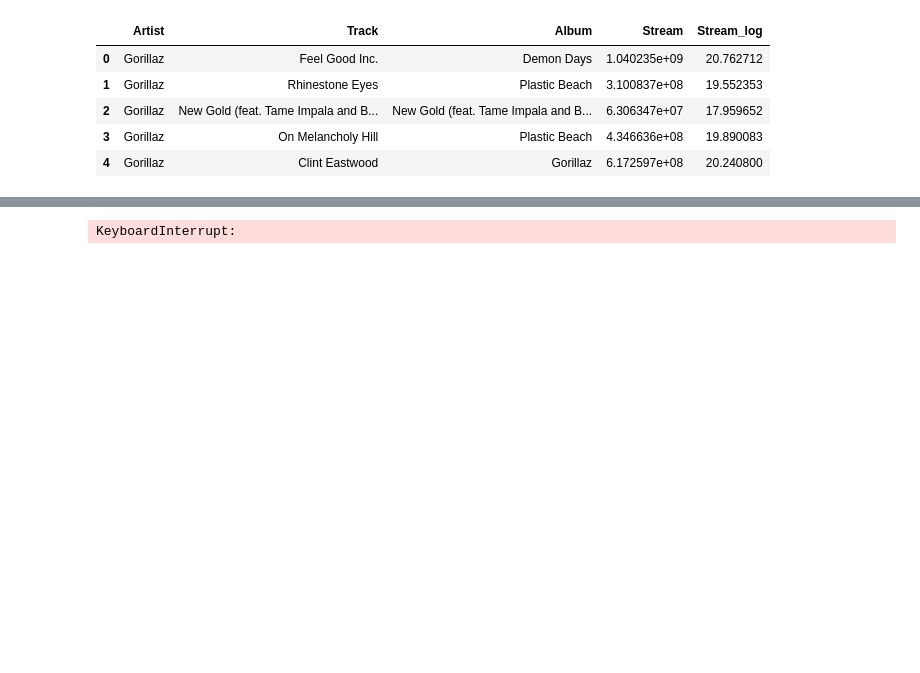
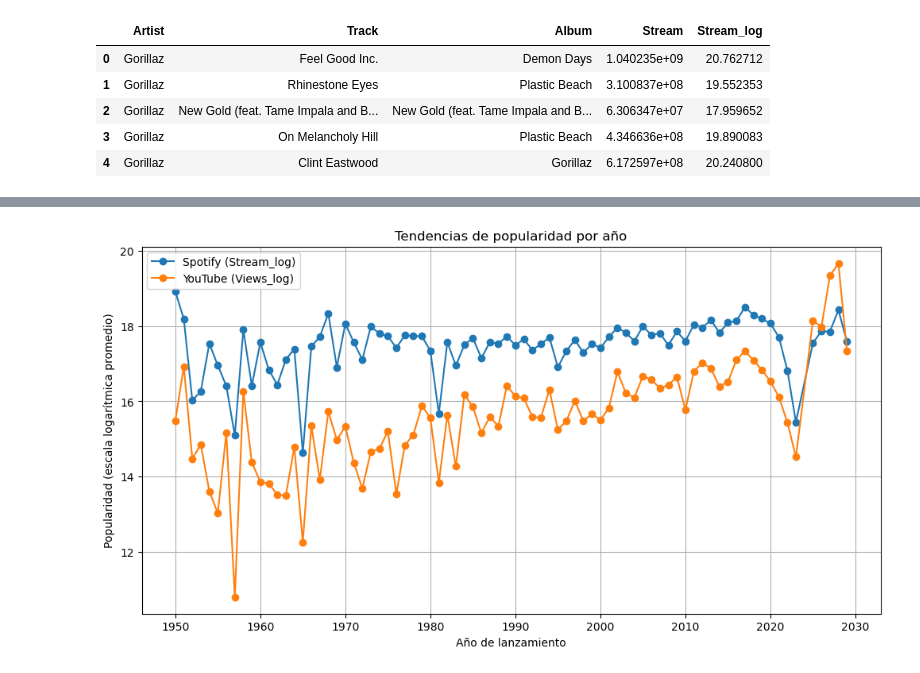
Before and after one commit to Julizzy/proyecto-analitica-c1, a Jupyter notebook: Proyecto_C1_Grupo5/proyecto_c1_grupo5.ipynb, the cells around one changed output, grey strips where cells are left out. Cells and saved outputs as stored; diff of their text form; code cells hidden in the pictures; blank space fills up the shorter version.

Commit message:
crea gráfica para evaluar la tendencia de ambas plataformas

```diff
--- a/Proyecto_C1_Grupo5/proyecto_c1_grupo5.ipynb
+++ b/Proyecto_C1_Grupo5/proyecto_c1_grupo5.ipynb
@@ -214,43 +184,38 @@ Note: you may need to restart the kernel to use updated packages.
 # %%
-import pandas as pd
-import re
-from googleapiclient.discovery import build
+import matplotlib.pyplot as plt
 
-# ⚡ Coloca aquí tu API KEY de YouTube
-API_KEY = "AIzaSyB9i0ZhZFfd7zmCqkjRaHns5N-K4mvqCv4"
+# ==============================
+# CREAR COLUMNA YEAR EN df_reduced
+# ==============================
+# Copiar columnas auxiliares
+df_reduced["Year_spotify"] = df["Year_spotify"]
+df_reduced["Year_youtube"] = df["Year_youtube"]
 
-# Inicializar cliente de YouTube
-youtube = build("youtube", "v3", developerKey=API_KEY)
+# Crear columna final Year
+df_reduced["Year"] = df.apply(choose_year, axis=1)
 
-def get_video_year(youtube_url):
-    """
-    Recibe un link de YouTube y devuelve el año de publicación del video.
-    """
-    try:
-        # Extraer el ID del video de la URL
-        match = re.search(r"v=([a-zA-Z0-9_-]{11})", youtube_url)
-        if not match:
-            return None
-        video_id = match.group(1)
 
-        # Llamada a la API
-        request = youtube.videos().list(
-            part="snippet",
-            id=video_id
-        )
-        response = request.execute()
+# ==============================
+# AGRUPAR POR AÑO
+# ==============================
+# Spotify
+spotify_yearly = df_reduced.groupby("Year")["Stream_log"].mean()
 
-        # Obtener fecha de publicación
-        published_at = response["items"][0]["snippet"]["publishedAt"]
-        year = published_at[:4]  # Extraer el año (formato: YYYY-MM-DDTHH:MM:SSZ)
-        return int(year)
+# YouTube
+youtube_yearly = df_reduced.groupby("Year")["Views_log"].mean()
 
-    except Exception as e:
-        print(f"Error con {youtube_url}: {e}")
-        return None
 
-# Crear nueva columna con el año
-# Crear nueva columna con el año
-df_reduced["año"] = df["Url_youtube"].apply(get_video_year)
-df_reduced.head()
+# ==============================
+# GRAFICAR TENDENCIAS
+# ==============================
+plt.figure(figsize=(12,6))
+plt.plot(spotify_yearly.index, spotify_yearly.values, marker="o", label="Spotify (Stream_log)")
+plt.plot(youtube_yearly.index, youtube_yearly.values, marker="o", label="YouTube (Views_log)")
+
+plt.title("Tendencias de popularidad por año")
+plt.xlabel("Año de lanzamiento")
+plt.ylabel("Popularidad (escala logarítmica promedio)")
+plt.legend()
+plt.grid(True)
+plt.show()
 # %% [output]
@@ -274 +222 @@ Error con https://www.youtube.com/watch?v=7mox58jIAdA: <HttpError 403 when reque
-KeyboardInterrupt:
+[figure, added]
```
Also changed, not shown: parts of 4 cells of this notebook.
